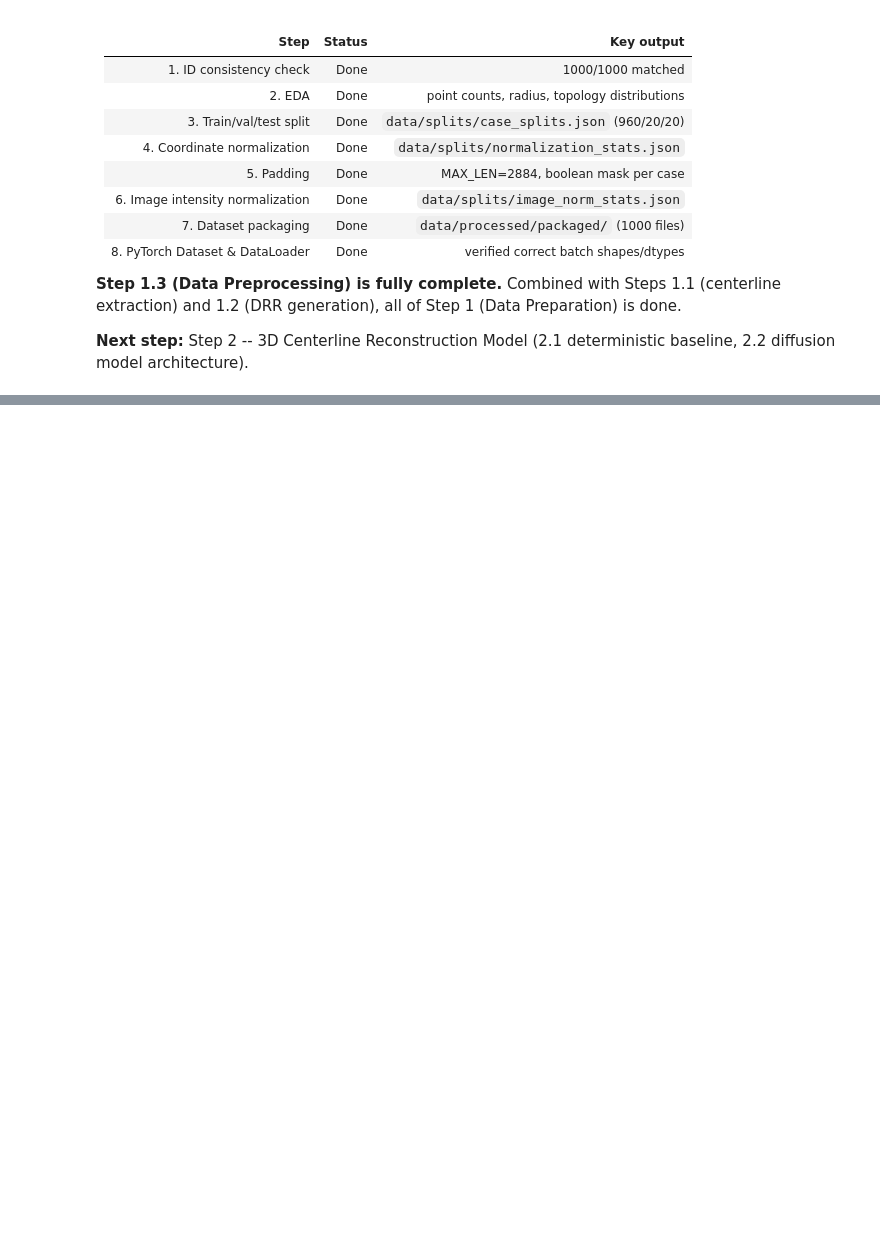
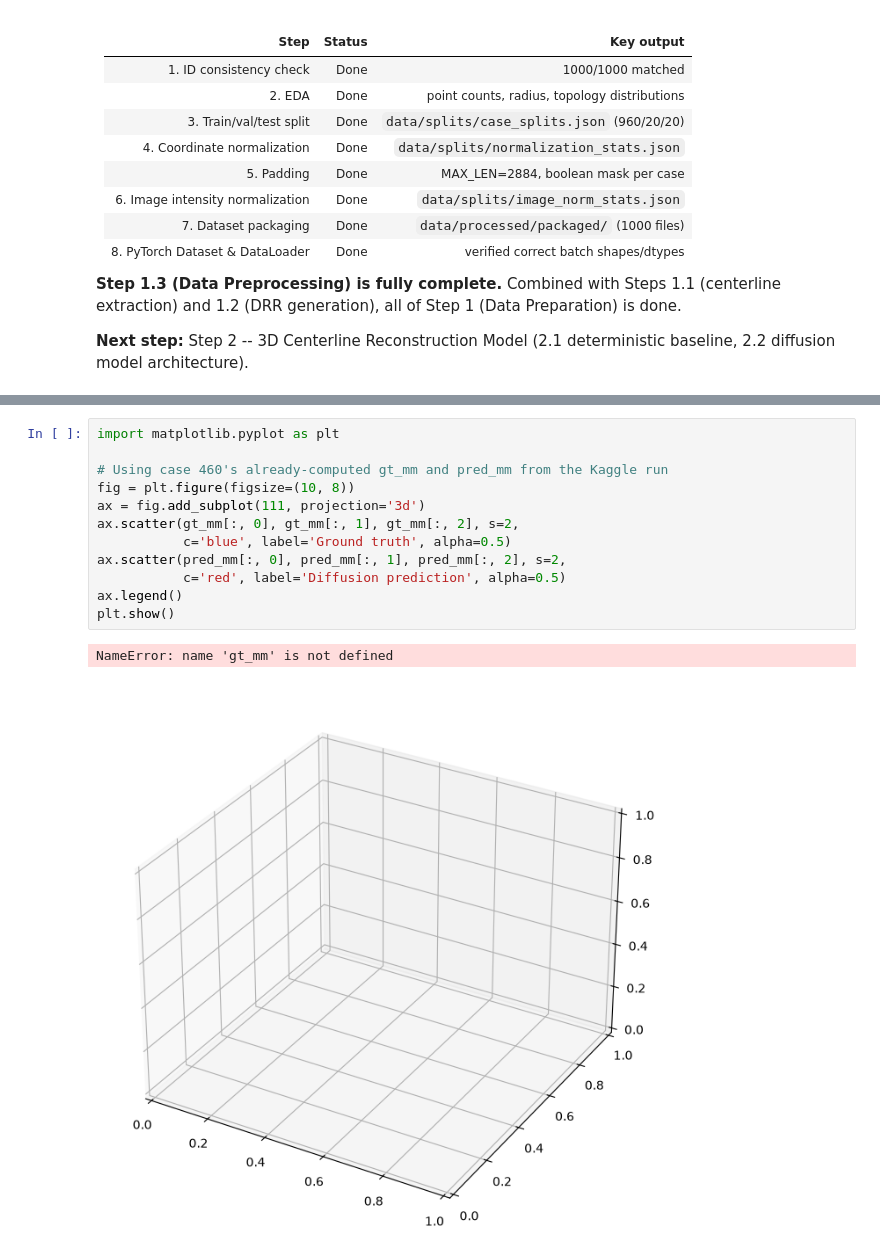
Before and after one commit to Somayeh-Bahrami/coronary-centerline-diffusion, a Jupyter notebook: src/coronarycl/Preprocessing.ipynb, the cells around one changed output, grey strips where cells are left out. Cells and saved outputs as stored; diff of their text form; blank space fills up the shorter version.

```diff
--- a/src/coronarycl/Preprocessing.ipynb
+++ b/src/coronarycl/Preprocessing.ipynb
@@ -499,0 +862,15 @@ All preprocessing steps complete and verified:
+# %%
+import matplotlib.pyplot as plt
+
+# Using case 460's already-computed gt_mm and pred_mm from the Kaggle run
+fig = plt.figure(figsize=(10, 8))
+ax = fig.add_subplot(111, projection='3d')
+ax.scatter(gt_mm[:, 0], gt_mm[:, 1], gt_mm[:, 2], s=2,
+           c='blue', label='Ground truth', alpha=0.5)
+ax.scatter(pred_mm[:, 0], pred_mm[:, 1], pred_mm[:, 2], s=2,
+           c='red', label='Diffusion prediction', alpha=0.5)
+ax.legend()
+plt.show()
+# %% [output]
+NameError: name 'gt_mm' is not defined
+[figure, added]
```
Also changed, not shown: parts of 5 cells of this notebook, 1 other file.
